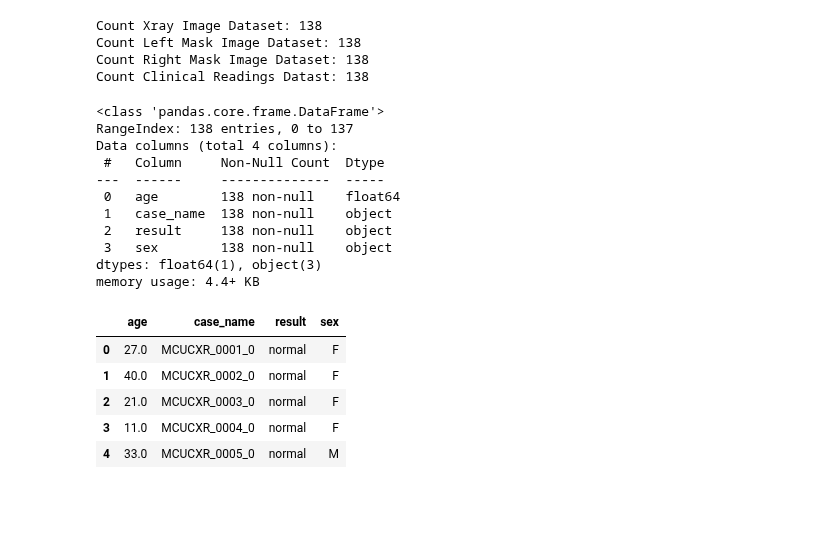
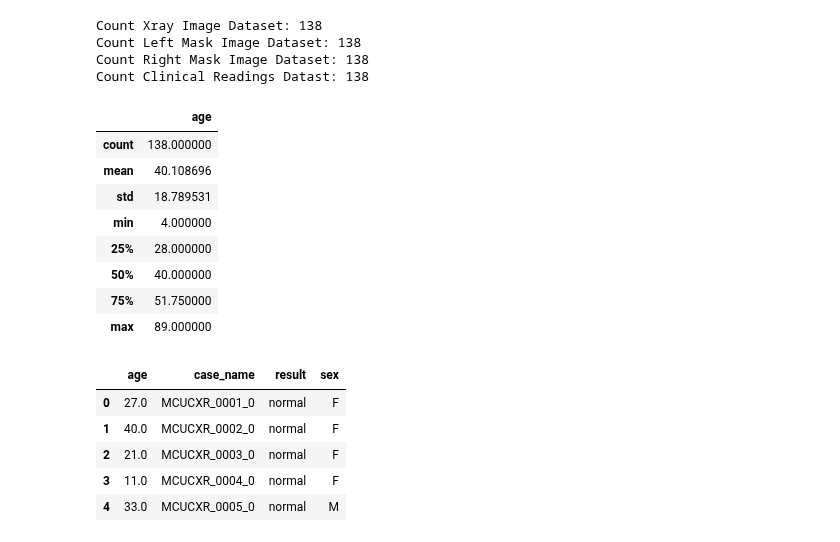
Before and after one commit to jKulrativid/indiv_2021_1_tubeculosis, a Jupyter notebook: MontgomeryTubeculosis.ipynb, the cells around one changed output. Saved outputs shown, nothing was run; the diff lists cells and outputs as text; code cells hidden in the pictures; blank space fills up the shorter version.

```diff
--- a/MontgomeryTubeculosis.ipynb
+++ b/MontgomeryTubeculosis.ipynb
@@ -163,19 +164,17 @@ Count Clinical Readings Datast: 138
 # %%
 df = cr_dataset.df  # pass by reference
 # %%
-df.info()
+df.describe()
 # %% [output]
-<class 'pandas.core.frame.DataFrame'>
-RangeIndex: 138 entries, 0 to 137
-Data columns (total 4 columns):
- #   Column     Non-Null Count  Dtype
----  ------     --------------  -----
- 0   age        138 non-null    float64
- 1   case_name  138 non-null    object
- 2   result     138 non-null    object
- 3   sex        138 non-null    object
-dtypes: float64(1), object(3)
-memory usage: 4.4+ KB
+|  | age |
+| count | 138.000000 |
+| mean | 40.108696 |
+| std | 18.789531 |
+| min | 4.000000 |
+| 25% | 28.000000 |
+| 50% | 40.000000 |
+| 75% | 51.750000 |
+| max | 89.000000 |
 # %%
 df.head()
 # %% [output]
```
Also changed, not shown: parts of 5 cells of this notebook.
